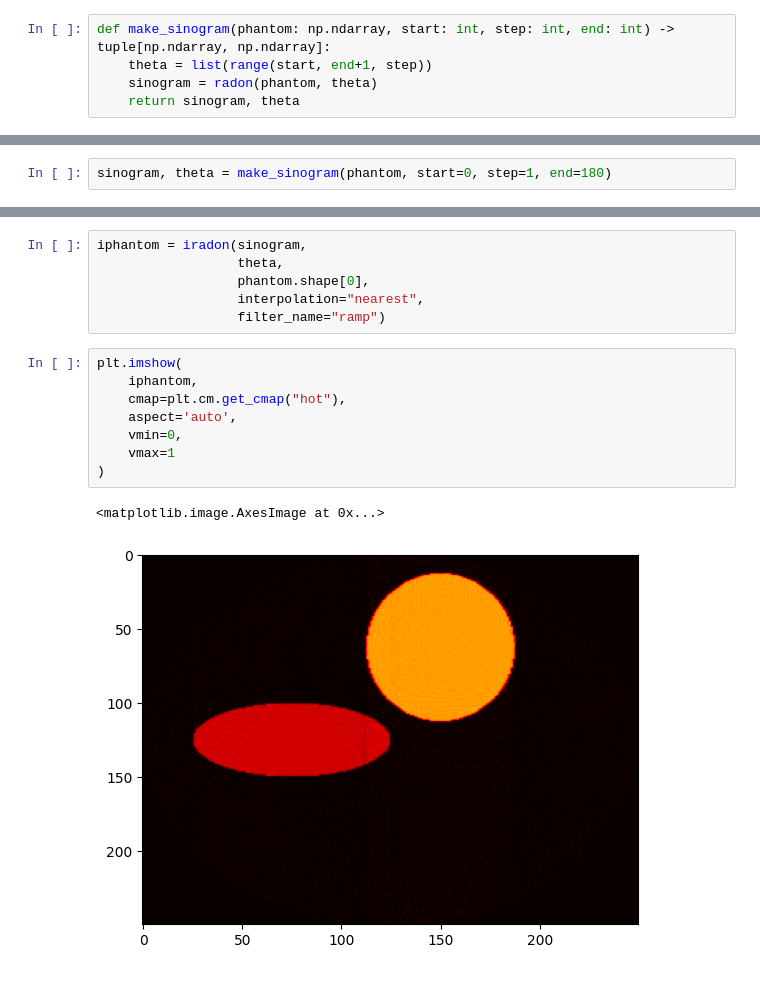
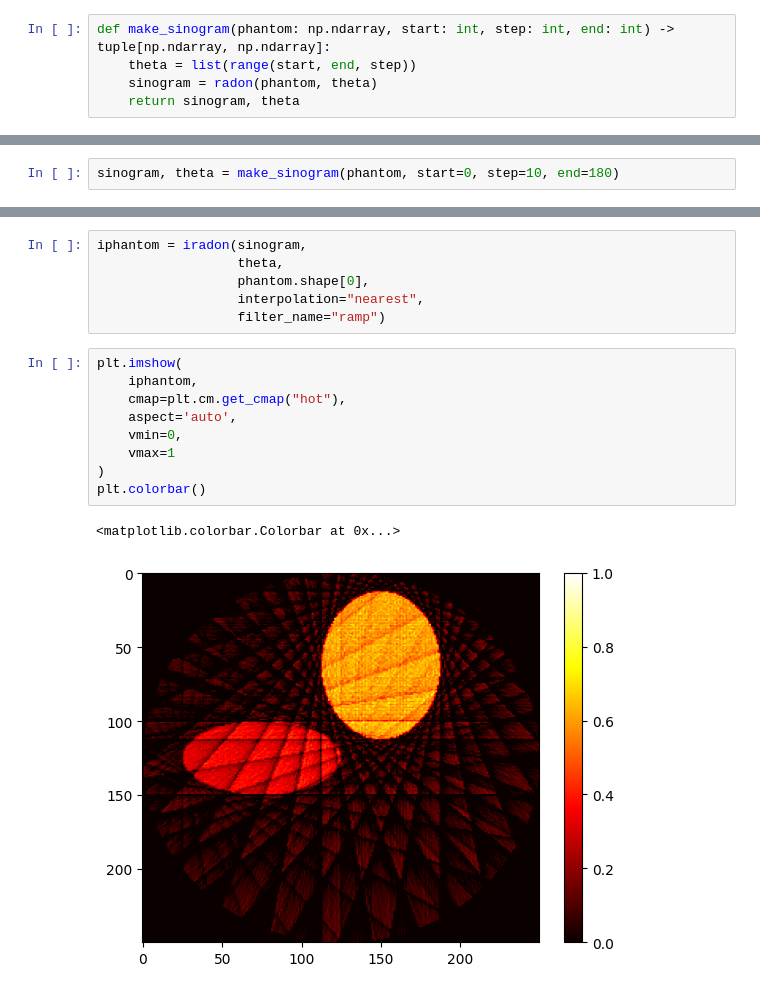
Before and after one commit to prausela/image-processing, a Jupyter notebook: tp8/ex.ipynb, the cells around one changed output, grey strips where cells are left out. Saved outputs shown, nothing was run; the diff lists cells and outputs as text.

```diff
--- a/tp8/ex.ipynb
+++ b/tp8/ex.ipynb
@@ -66,6 +70,6 @@ plt.imshow(phantom, cmap=plt.get_cmap("hot"), vmax=1, vmin=0)
 # %%
 def make_sinogram(phantom: np.ndarray, start: int, step: int, end: int) -> tuple[np.ndarray, np.ndarray]:
-    theta = list(range(start, end+1, step))
+    theta = list(range(start, end, step))
     sinogram = radon(phantom, theta)
     return sinogram, theta
 # %%
@@ -79,5 +84,5 @@ def plot_sinogram(sinogram: np.ndarray, theta: np.ndarray):
 # %%
-sinogram, theta = make_sinogram(phantom, start=0, step=1, end=180)
+sinogram, theta = make_sinogram(phantom, start=0, step=10, end=180)
 # %%
 plot_sinogram(sinogram, theta)
 # %% [output]
@@ -92,11 +96,12 @@ iphantom = iradon(sinogram,
 # %%
 plt.imshow(
     iphantom,
     cmap=plt.cm.get_cmap("hot"),
     aspect='auto',
     vmin=0,
     vmax=1
 )
+plt.colorbar()
 # %% [output]
-<matplotlib.image.AxesImage at 0x...>
+<matplotlib.colorbar.Colorbar at 0x...>
-[figure, old version]
+[figure, new version]
```
Also changed, not shown: parts of 3 cells of this notebook, 4 other files.
